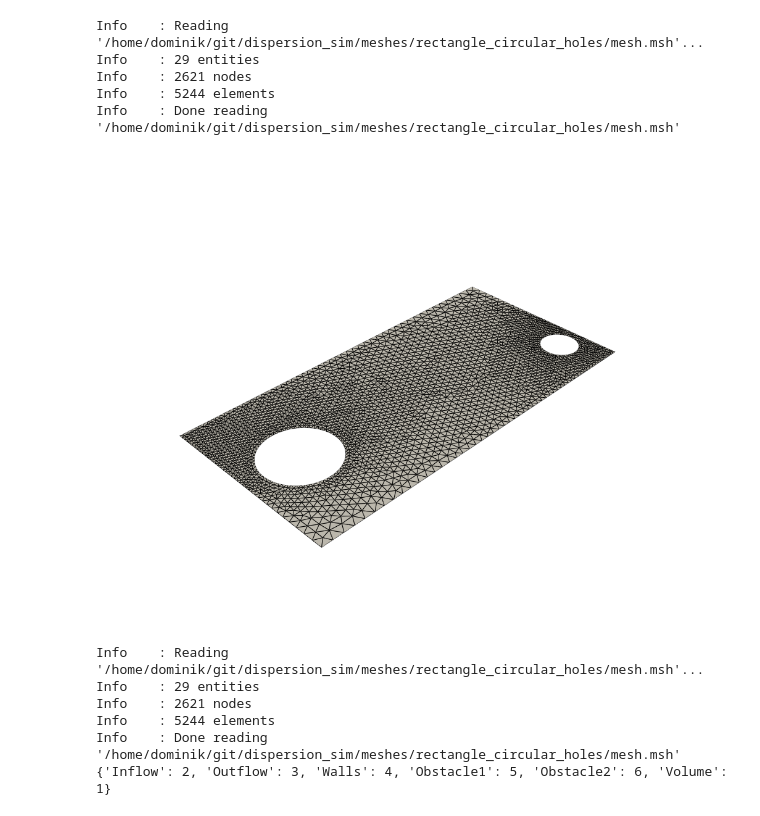
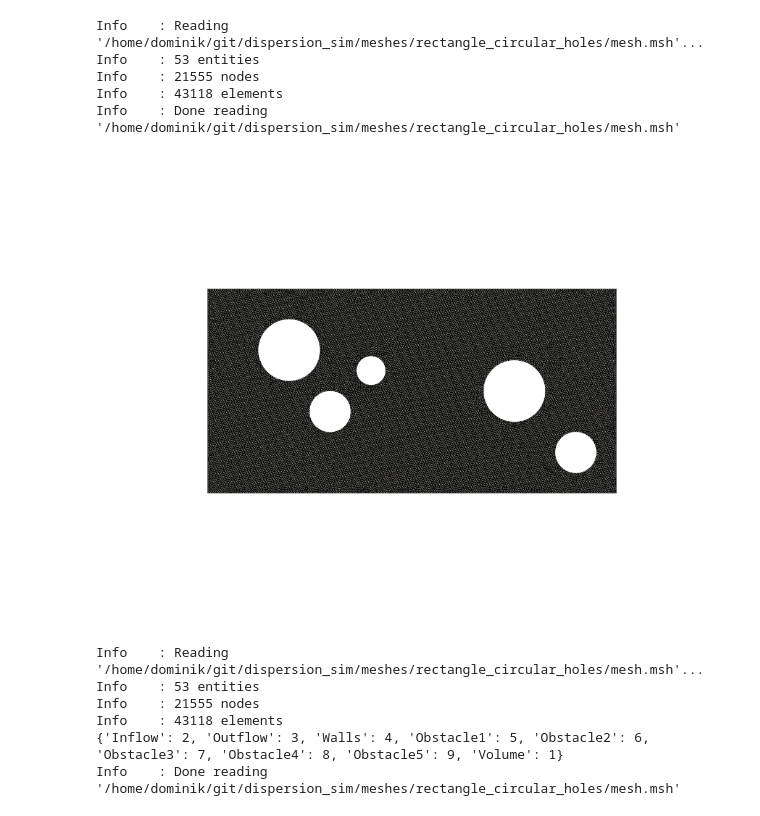
Before and after one commit to domaiii/dispersion_sim, a Jupyter notebook: ns_examples/ipcs/sim_msh_obstacles.ipynb, the cells around one changed output. Saved outputs shown, nothing was run; the diff lists cells and outputs as text; code cells hidden in the pictures.

```diff
--- a/ns_examples/ipcs/sim_msh_obstacles.ipynb
+++ b/ns_examples/ipcs/sim_msh_obstacles.ipynb
@@ -19,23 +20,24 @@ from ufl import (FacetNormal, Identity, TestFunction, TrialFunction,
 # %%
 y_lim = 1.0
 x_lim = 2.0
 
-meshfile = Path("../meshes/rectangle_circular_holes/mesh.msh").resolve()
+meshfile = Path("../../meshes/rectangle_circular_holes/mesh.msh").resolve()
 
 domain, cell_tags, facet_tags = io.gmshio.read_from_msh(meshfile, MPI.COMM_WORLD, gdim=2)
 topology, cell_type, geom = plot.vtk_mesh(domain)
 
 grid = pyvista.UnstructuredGrid(topology, cell_type, geom)
 plotter = pyvista.Plotter()
 plotter.add_mesh(grid, color='lightgray', show_edges=True, edge_color='black', line_width=0.1)
+plotter.view_xy()
 plotter.show()
 # %% [output]
 Info    : Reading '/home/dominik/git/dispersion_sim/meshes/rectangle_circular_holes/mesh.msh'...
-Info    : 29 entities
-Info    : 2621 nodes
-Info    : 5244 elements
+Info    : 53 entities
+Info    : 21555 nodes
+Info    : 43118 elements
 Info    : Done reading '/home/dominik/git/dispersion_sim/meshes/rectangle_circular_holes/mesh.msh'
-[figure, old version]
+[figure, new version]
 # %%
 # Future task: into a helper function
 gmsh.initialize()
@@ -51,11 +53,11 @@ print(name_to_id)
 gmsh.finalize()
 # %% [output]
 Info    : Reading '/home/dominik/git/dispersion_sim/meshes/rectangle_circular_holes/mesh.msh'...
-Info    : 29 entities
-Info    : 2621 nodes
-Info    : 5244 elements
+Info    : 53 entities
+Info    : 21555 nodes
+Info    : 43118 elements
+{'Inflow': 2, 'Outflow': 3, 'Walls': 4, 'Obstacle1': 5, 'Obstacle2': 6, 'Obstacle3': 7, 'Obstacle4': 8, 'Obstacle5': 9, 'Volume': 1}
 Info    : Done reading '/home/dominik/git/dispersion_sim/meshes/rectangle_circular_holes/mesh.msh'
-{'Inflow': 2, 'Outflow': 3, 'Walls': 4, 'Obstacle1': 5, 'Obstacle2': 6, 'Volume': 1}
 # %%
 # Function spaces for v and p
 V = fem.functionspace(domain, element("Lagrange", domain.basix_cell(), 2, shape=(2,)))
```
Also changed, not shown: parts of 8 cells of this notebook, 20 other files.
